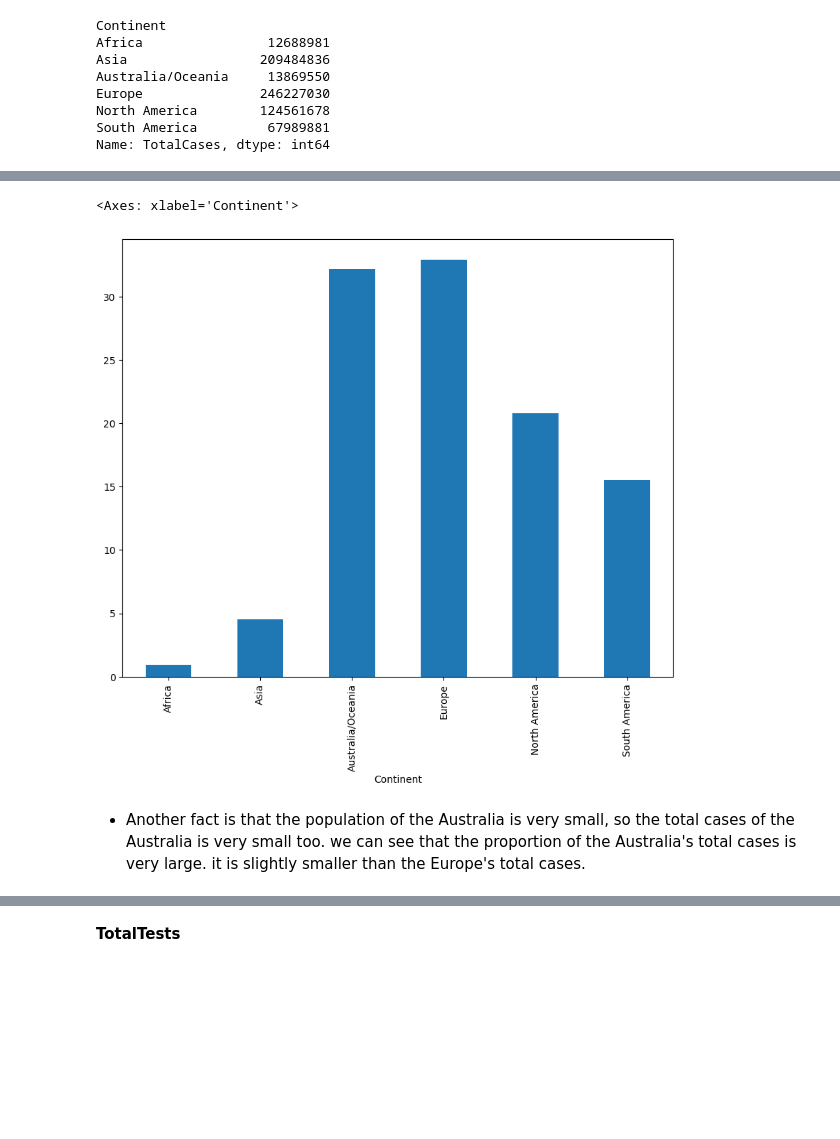
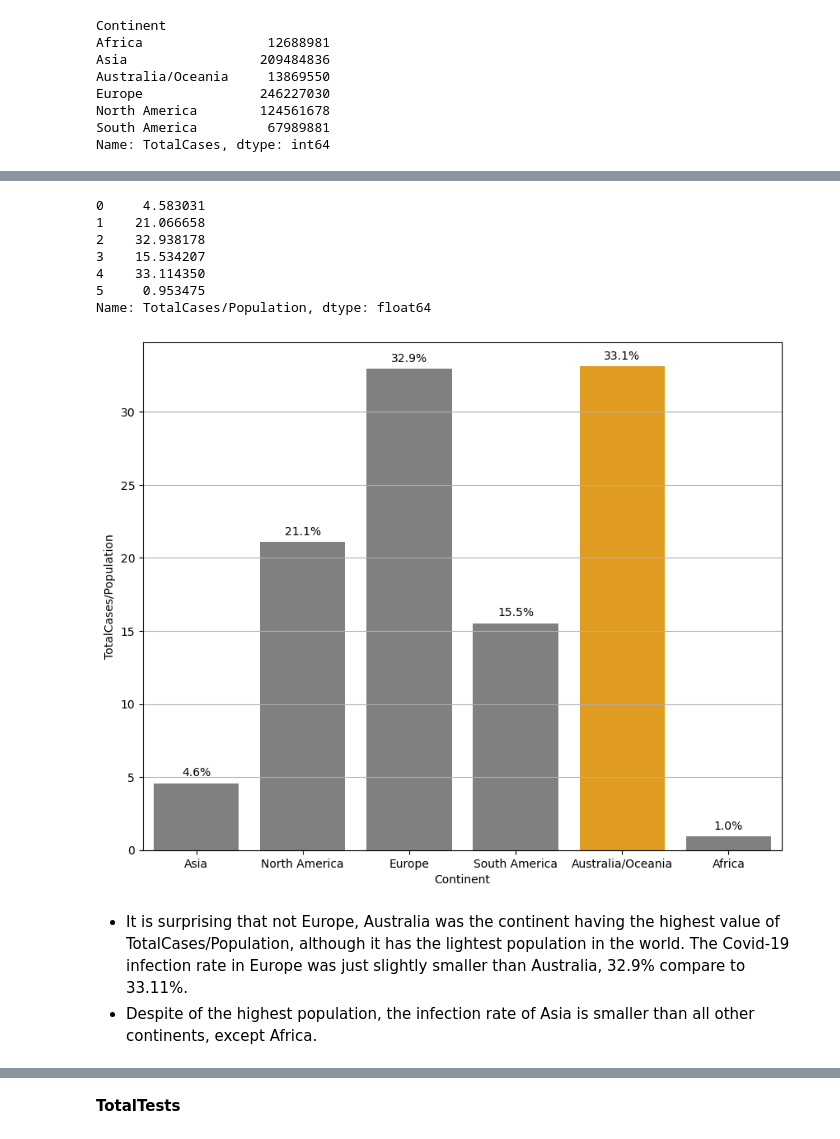
Before and after one commit to daongochoa2002/Lab1-Data-Visualization, a Jupyter notebook: Coronavirus Analysis.ipynb, the cells around one changed output, grey strips where cells are left out. Drawn from its saved outputs; the diff is of its cells as text; code cells hidden in the pictures; blank space fills up the shorter version.

```diff
--- a/Coronavirus Analysis.ipynb
+++ b/Coronavirus Analysis.ipynb
@@ -635,5 +651,13 @@ df.plot.pie(autopct="%.1f%%");
 # %%
-# population of each continent
-df = countries_df.groupby('Continent').Population.sum()
-df
+# bar plot
+plt.figure(figsize=(10, 8))
+splot = sns.barplot(x='Continent', y='Population', data=continents_df,color = '#6495ED')
+for p in splot.patches:
+    splot.annotate(format(p.get_height(), '.1f'),
+                   (p.get_x() + p.get_width() / 2., p.get_height()),
+                   ha = 'center', va = 'center',
+                   xytext = (0, 9),
+                   textcoords = 'offset points')
+plt.xticks(rotation=90)
+plt.show()
 # %% [output]
@@ -648,12 +668,31 @@ Name: Population, dtype: float64
+# %%
+continents_df['TotalCases/Population']=continents_df['TotalCases']/continents_df['Population']*100
+continents_df['TotalCases/Population']
+# %% [output]
+0     4.583031
+1    21.066658
+2    32.938178
+3    15.534207
+4    33.114350
+5     0.953475
+Name: TotalCases/Population, dtype: float64
 # %%
-# cases per million of each continent
-df = (countries_df.groupby('Continent').TotalCases.sum()/countries_df.groupby('Continent').Population.sum()) * 100
-df
 # bar chart
 plt.figure(figsize=(10, 8))
-df.plot.bar()
+plt.grid()
+cols = ['grey' if (x != max(continents_df['TotalCases/Population'])) else 'orange' \
+        for x in continents_df['TotalCases/Population']]
+splot=sns.barplot(x="Continent", y='TotalCases/Population', data=continents_df,
+                 palette=cols)
+for p in splot.patches:
+    splot.annotate(format(p.get_height(), '.1f')+'%',
+                   (p.get_x() + p.get_width() / 2., p.get_height()),
+                   ha = 'center', va = 'center',
+                   xytext = (0, 9),
+                   textcoords = 'offset points')
+plt.show()
 # %% [output]
-<Axes: xlabel='Continent'>
-[figure, old version]
+[figure, new version]
 # %% [markdown]
-- Another fact is that the population of the Australia is very small, so the total cases of the Australia is very small too. we can see that the proportion of the Australia's total cases is very large. it is slightly smaller than the Europe's total cases.
+- It is surprising that not Europe, Australia was the continent having the highest value of TotalCases/Population, although it has the lightest population in the world. The Covid-19 infection rate in Europe was just slightly smaller than Australia, 32.9% compare to 33.11%.
+- Despite of the highest population, the infection rate of Asia is smaller than all other continents, except Africa.
```
Also changed, not shown: parts of 82 cells of this notebook.
